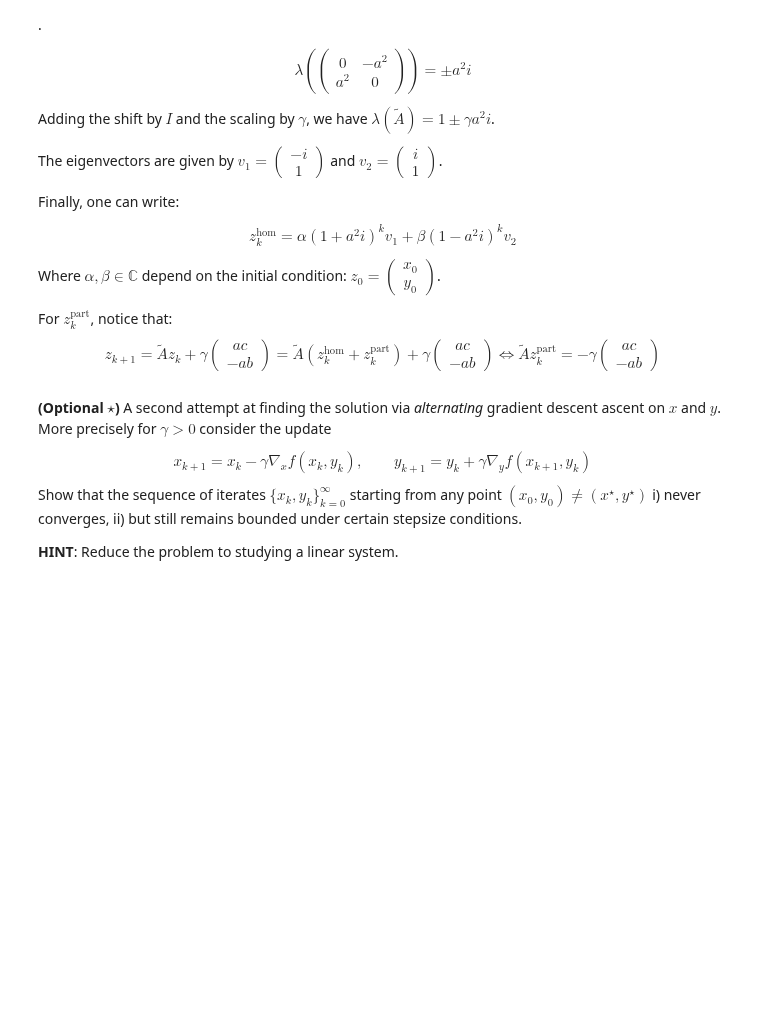
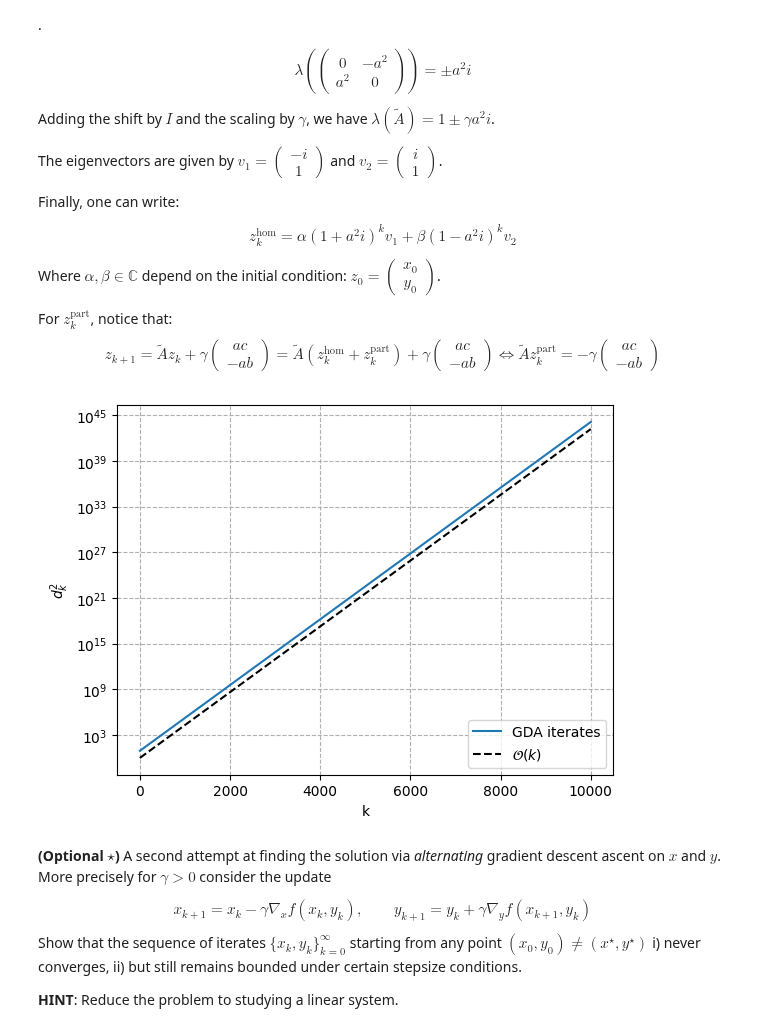
Before and after one commit to MatyaAydin/MoD_HW, a Jupyter notebook: Homework2/Part-1-Theoretical recap.ipynb, the cells around one changed output. Drawn from its saved outputs; the diff is of its cells as text; code cells hidden in the pictures; blank space fills up the shorter version.

Commit message:
plot th question

```diff
--- a/Homework2/Part-1-Theoretical recap.ipynb
+++ b/Homework2/Part-1-Theoretical recap.ipynb
@@ -115,6 +115,47 @@ For $z_k^{\text{part}}$, notice that:
 \begin{equation}
 z_{k+1} = \tilde{A}z_k + \gamma \begin{pmatrix} ac \\ -ab \end{pmatrix} = \tilde{A}(z_k^{\text{hom}} + z_k^{\text{part}}) + \gamma \begin{pmatrix} ac \\ -ab \end{pmatrix} \iff \tilde{A}z_k^{\text{part}} = - \gamma \begin{pmatrix} ac \\ -ab \end{pmatrix}
 \end{equation}
+# %%
+#here is an example of what the proof states:
+import matplotlib.pyplot as plt
+import numpy as np
+
+a = 1
+b = 2
+c = 3
+gamma = 1e-1
+z_zero = np.array([0.5, 0.5])
+sol = np.array([b/a, c/a])
+
+MAX_ITER = 10000
+dist = np.zeros(MAX_ITER)
+
+z_k = z_zero
+#next_z_k = z_zero
+for i in range(MAX_ITER):
+
+    grad_x = a*(a*z_k[1] - c)
+    grad_y = a*(a*z_k[0] - b)
+
+    z_k[0] -= gamma*grad_x
+    z_k[1] += gamma*grad_y
+
+    dist[i] = np.linalg.norm(z_k - sol)**2
+    #z_k = next_z_k
+
+C = 1.01
+rate = [C**i for i in range(MAX_ITER)]
+
+plt.plot(list(range(MAX_ITER)), dist, label='GDA iterates')
+plt.plot(list(range(MAX_ITER)), rate, label=r'$\mathcal{O}(C^k)$', c='black', linestyle='--')
+plt.xlabel('k')
+plt.ylabel(r'$d^2_k$')
+plt.yscale('log')
+plt.legend(loc='lower right')
+plt.grid(axis='both', linestyle='--')
+plt.show()
+# %% [output]
+[figure, added]
 # %% [markdown]
 __(Optional $\star$)__ A second attempt at finding the solution via _alternating_ gradient descent ascent on $x$
         and $y$. More precisely for $\gamma > 0$ consider the update
```
Also changed, not shown: 8 other files.
